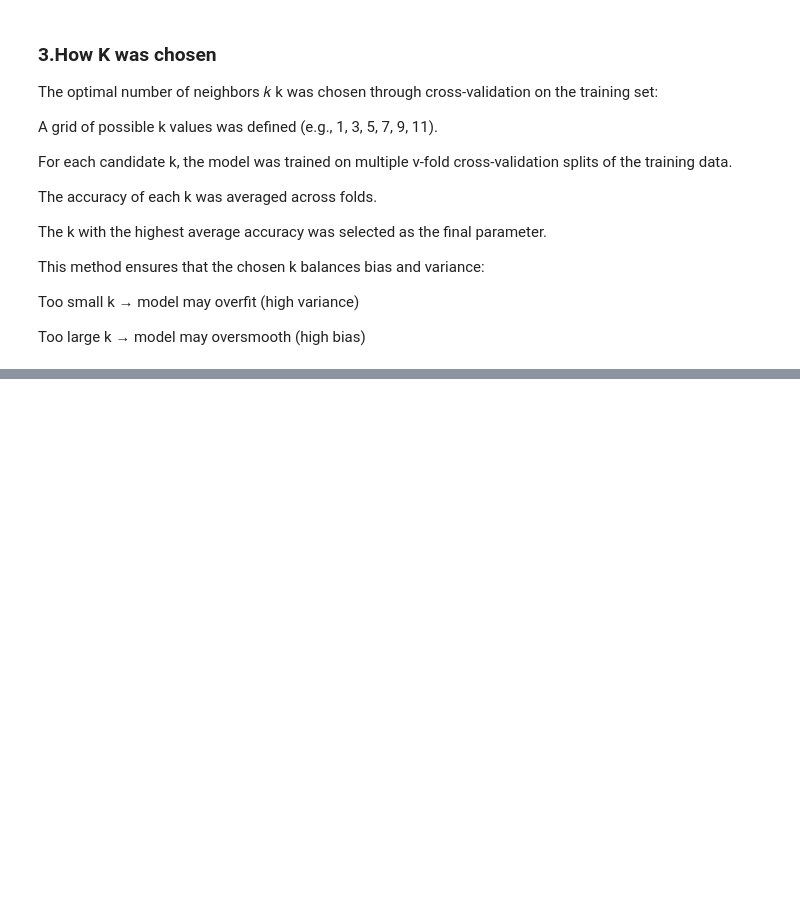
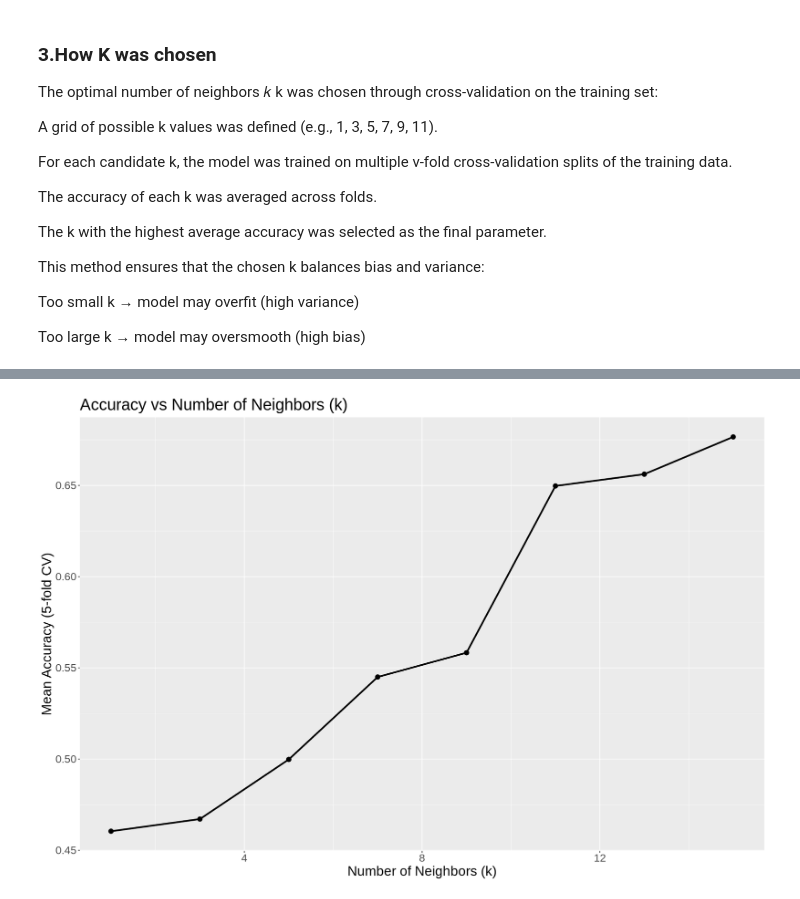
Before and after one commit to yunan-Deng/data_science_100_group33, a Jupyter notebook: Final Project Report.ipynb, the cells around one changed output, grey strips where cells are left out. Cells and saved outputs as stored; diff of their text form; code cells hidden in the pictures; blank space fills up the shorter version.

Commit message:
Completed part C
- Confusion matrix
- Test accuracy, precision and recall for subscribed
 - Bar chart showing counts of predicted vs actual
- Plot of accuracy vs k

```diff
--- a/Final Project Report.ipynb
+++ b/Final Project Report.ipynb
@@ -331,0 +336,13 @@ Too large k → model may oversmooth (high bias)
+# %%
+acc_vs_k <- players_metrics |>
+filter(.metric == "accuracy") |>
+ggplot(aes(x = neighbors, y = mean)) +
+geom_line(linewidth = 1.2) +
+geom_point(size = 3) +
+labs(title = "Accuracy vs Number of Neighbors (k)",
+     x = "Number of Neighbors (k)",
+     y = "Mean Accuracy (5-fold CV)") +
+theme(text = element_text(size = 20))
+acc_vs_k
+# %% [output]
+[figure, added]
```
Also changed, not shown: parts of 13 cells of this notebook.
